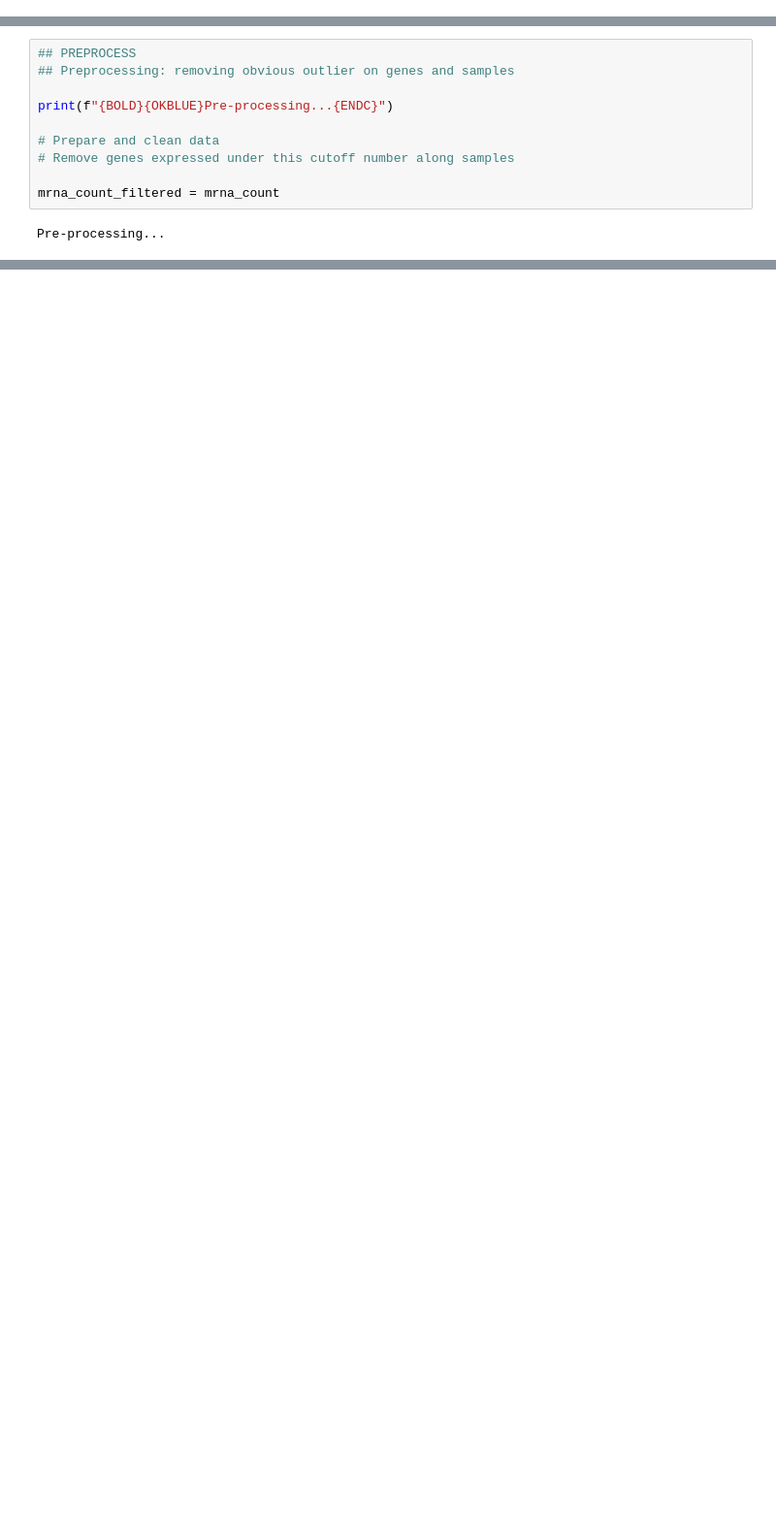
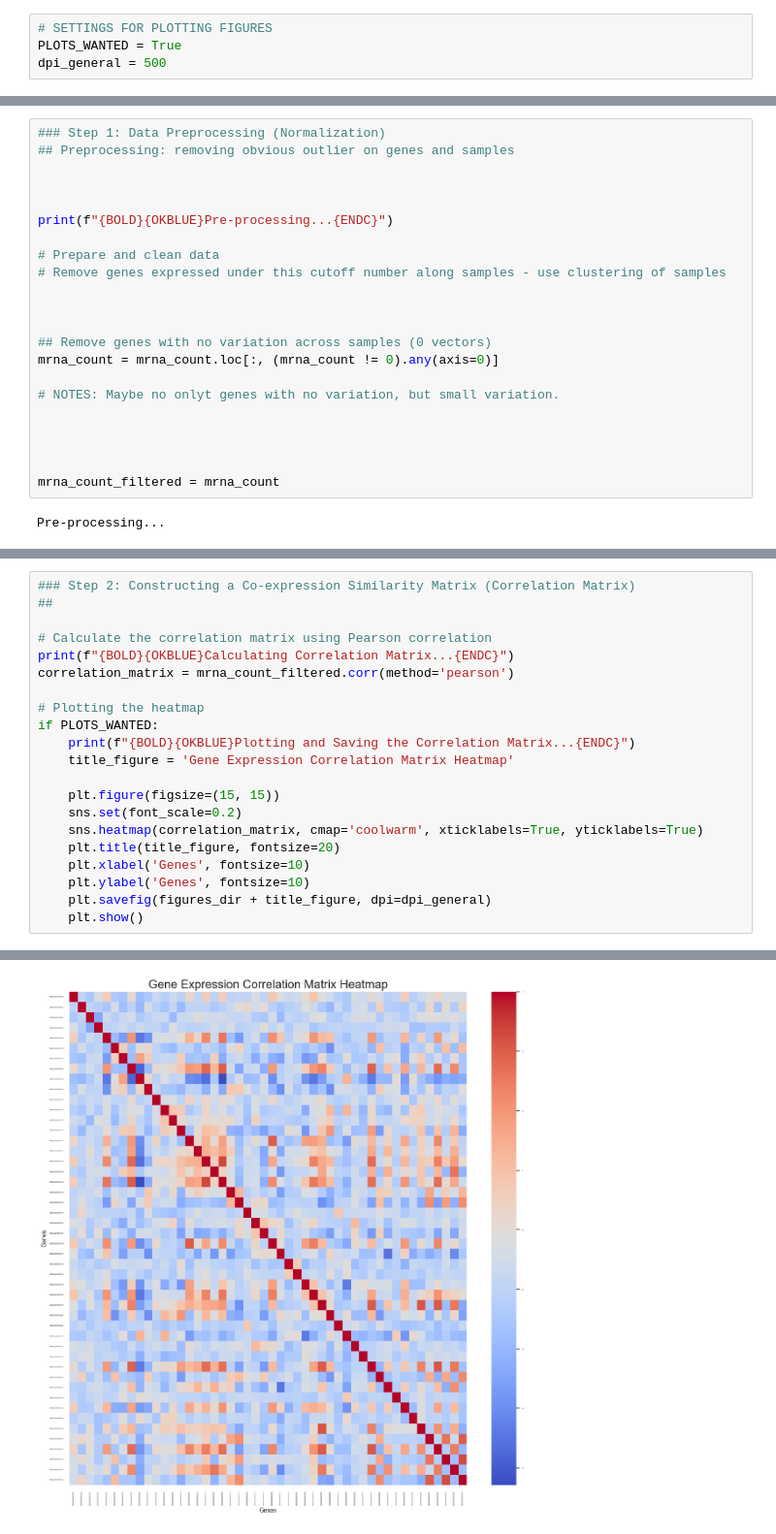
Before and after one commit to xandri99/Thesis, a Jupyter notebook: notebooks/WGCNA_impl_without_package.ipynb, the cells around one changed output, grey strips where cells are left out. Shown: that part at 97% size. Drawn from its saved outputs; the diff is of its cells as text; blank space fills up the shorter version.

Commit message:
WGCNA self implemented method. Co-expression Matrix added with plots

```diff
--- a/notebooks/WGCNA_impl_without_package.ipynb
+++ b/notebooks/WGCNA_impl_without_package.ipynb
@@ -7,6 +7,10 @@ import numpy as np
 import os
 from scipy.cluster.hierarchy import linkage, cut_tree, dendrogram, fcluster
 from scipy.spatial.distance import pdist, squareform
+# %%
+# SETTINGS FOR PLOTTING FIGURES
+PLOTS_WANTED = True
+dpi_general = 500
 # %%
 # bcolors
 HEADER = "\033[95m"
@@ -47,11 +60,23 @@ The aproximated RAM to analyse this size of dataset is: 0.007450580596923828 GB
 # %%
-## PREPROCESS
+### Step 1: Data Preprocessing (Normalization)
 ## Preprocessing: removing obvious outlier on genes and samples
+
+
 
 print(f"{BOLD}{OKBLUE}Pre-processing...{ENDC}")
 
 # Prepare and clean data
-# Remove genes expressed under this cutoff number along samples
+# Remove genes expressed under this cutoff number along samples - use clustering of samples
+
+
+
+## Remove genes with no variation across samples (0 vectors)
+mrna_count = mrna_count.loc[:, (mrna_count != 0).any(axis=0)]
+
+# NOTES: Maybe no onlyt genes with no variation, but small variation.
+
+
+
 
 mrna_count_filtered = mrna_count
 # %% [output]
@@ -75,0 +84,22 @@ mrna_count_filtered
+# %%
+### Step 2: Constructing a Co-expression Similarity Matrix (Correlation Matrix)
+##
+
+# Calculate the correlation matrix using Pearson correlation
+print(f"{BOLD}{OKBLUE}Calculating Correlation Matrix...{ENDC}")
+correlation_matrix = mrna_count_filtered.corr(method='pearson')
+
+# Plotting the heatmap
+if PLOTS_WANTED:
+    print(f"{BOLD}{OKBLUE}Plotting and Saving the Correlation Matrix...{ENDC}")
+    title_figure = 'Gene Expression Correlation Matrix Heatmap'
+
+    plt.figure(figsize=(15, 15))
+    sns.set(font_scale=0.2)
+    sns.heatmap(correlation_matrix, cmap='coolwarm', xticklabels=True, yticklabels=True)
+    plt.title(title_figure, fontsize=20)
+    plt.xlabel('Genes', fontsize=10)
+    plt.ylabel('Genes', fontsize=10)
+    plt.savefig(figures_dir + title_figure, dpi=dpi_general)
+    plt.show()
+# %% [output]
@@ -76 +108,2 @@ mrna_count_filtered
+[figure, added]
 # %%
```
Also changed, not shown: parts of 4 cells of this notebook.
